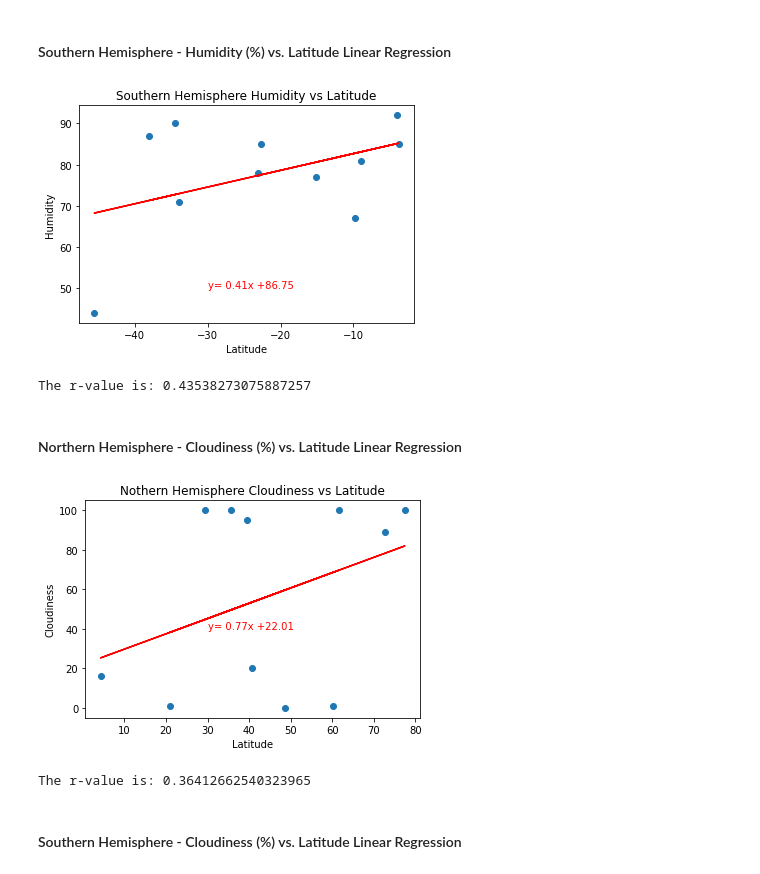
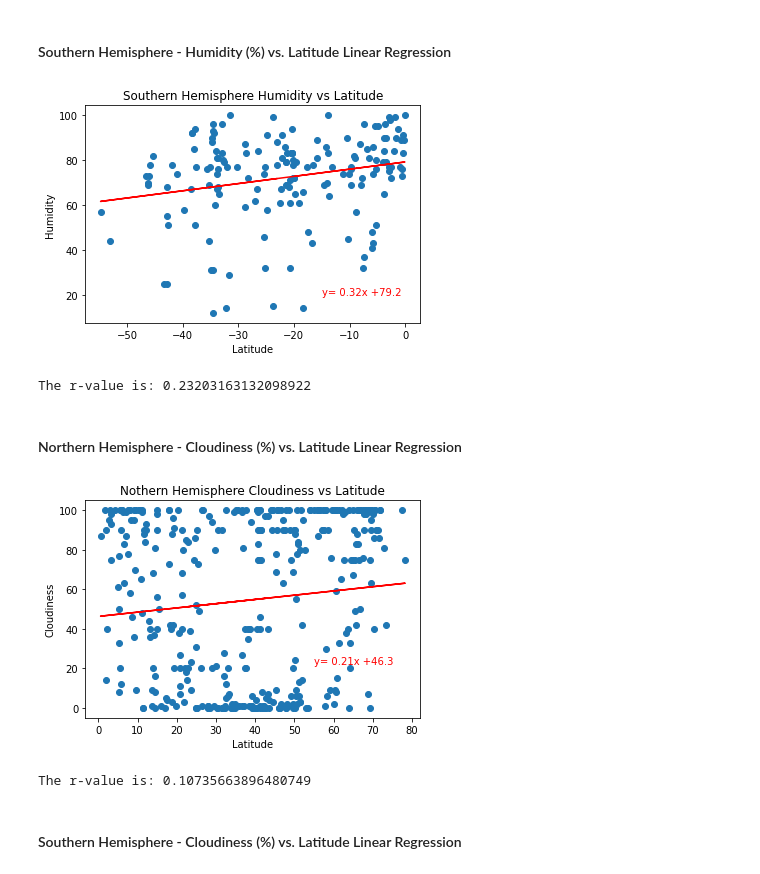
Before and after one commit to mandie021/python-api-challenge, a Jupyter notebook: WeatherPy.ipynb, the cells around one changed output. Saved outputs shown, nothing was run; the diff lists cells and outputs as text; code cells hidden in the pictures.

```diff
--- a/WeatherPy.ipynb
+++ b/WeatherPy.ipynb
@@ -112,7 +112,7 @@ weather = []
 print("Beginning Data Retrieval")
 print("-----------------------------")
 #for loop for data with try "processing Record" and except "City not found. Skipping..."#
-for city in cities[:25]:
+for city in cities:
     query_url = url + city + "&appid=" + weather_api_key
     #get weather data
     response = requests.get(query_url)
@@ -447,42 +415,42 @@ plt.plot(x_values, regress_values, "r-")
 plt.title("Southern Hemisphere Humidity vs Latitude")
 plt.xlabel("Latitude")
 plt.ylabel("Humidity")
-plt.annotate(line_eq,(-30,50), color = "red")
+plt.annotate(line_eq,(-15,20), color = "red")
 
 #save the figure
-#plt.savefig("S_Humidity_Lat.png")
+plt.savefig("WeatherPy/S_Humidity_Lat.png")
 
 #show plt
 plt.show()
 print(f"The r-value is: {rvalue}")
 # %% [output]
-[figure, old version]
+[figure, new version]
-The r-value is: 0.43538273075887257
+The r-value is: 0.23203163132098922
 # %% [markdown]
 ####  Northern Hemisphere - Cloudiness (%) vs. Latitude Linear Regression
 # %%
 #scatter plot the r value Northern Hemisphere - clouds vs. Latitude
 x_values = n_hemi["Latitude"]
 y_values = n_hemi["Cloudiness"]
 (slope, intercept, rvalue, pvalue, stderr) = linregress(x_values, y_values)
 regress_values = x_values * slope + intercept
 line_eq = "y= " + str(round(slope,2)) + "x +" + str(round(intercept,2))
 plt.scatter(x_values,y_values)
 plt.plot(x_values, regress_values, "r-")
 plt.title("Nothern Hemisphere Cloudiness vs Latitude")
 plt.xlabel("Latitude")
 plt.ylabel("Cloudiness")
-plt.annotate(line_eq,(30,40), color = "red")
+plt.annotate(line_eq,(55,22), color = "red")
 
 #save the figure
-#plt.savefig("N_Clouds_Lat.png")
+plt.savefig("WeatherPy/N_Clouds_Lat.png")
 
 #show plt
 plt.show()
 print(f"The r-value is: {rvalue}")
 # %% [output]
-[figure, old version]
+[figure, new version]
-The r-value is: 0.36412662540323965
+The r-value is: 0.10735663896480749
 # %% [markdown]
 ####  Southern Hemisphere - Cloudiness (%) vs. Latitude Linear Regression
 # %%
```
Also changed, not shown: parts of 23 cells of this notebook, 14 other files.
